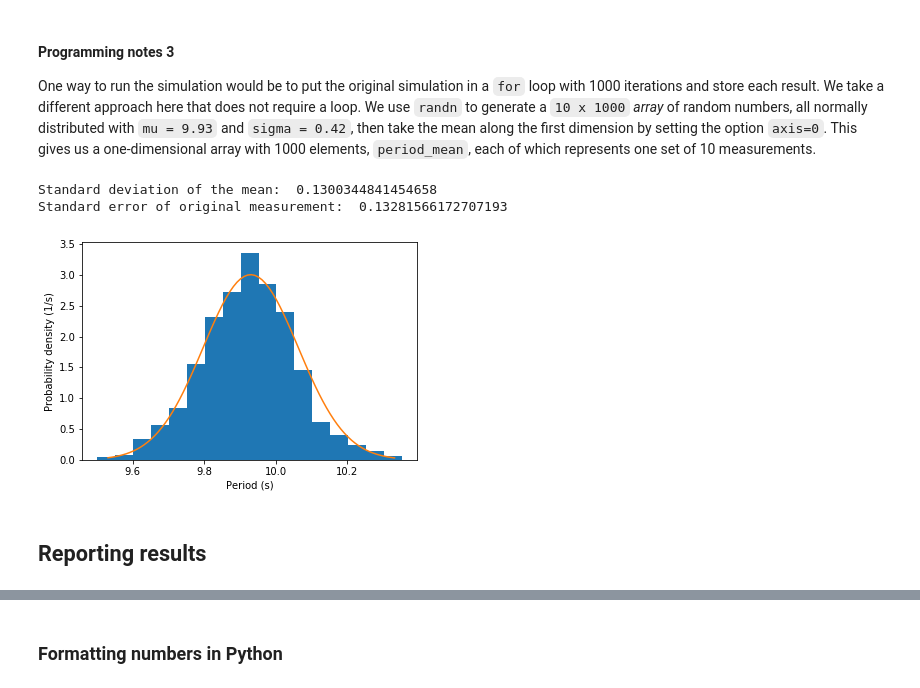
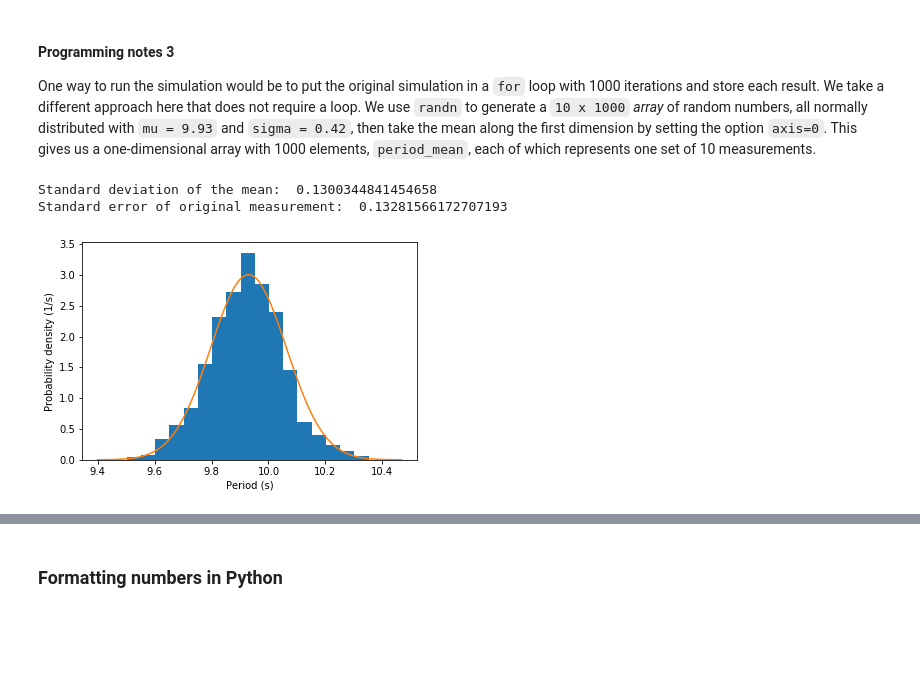
Before and after one commit to jsdodge/data-analysis-python, a Jupyter notebook: notebooks/2.0-Basic-statistics.ipynb, the cells around one changed output, grey strips where cells are left out. Cells and saved outputs as stored; diff of their text form; code cells hidden in the pictures; blank space fills up the shorter version.

```diff
--- a/notebooks/2.0-Basic-statistics.ipynb
+++ b/notebooks/2.0-Basic-statistics.ipynb
@@ -439,37 +440,37 @@ period_mean = np.mean(period_sim_array, axis=0)
 
 # Compute the standard deviation of the mean
 std_mean = np.std(period_mean, ddof=1)
 
 # Compute the standard error from the values in Table 2.1
 alpha = sigma/np.sqrt(10)
 
 # Set the bins to be 0.05 wide
 bin_width = 0.05
-edges = np.arange(np.amin(period_mean), np.amax(period_mean) + bin_width, bin_width)
+edges = np.arange(np.amin(period_mean),
+                  np.amax(period_mean) + bin_width, bin_width)
 
 # Make histogram
 plt.hist(period_mean, bins=edges, density=True)
 plt.xlabel('Period (s)')
 plt.ylabel('Probability density (1/s)');
 
 # Calculate the PDF N(xbar,alpha^2) at a dt = 0.01 spacing
 # and superpose on the histogram
 dt = 0.01
-tbar_min = mu-3*alpha
-tbar_max = mu+3*alpha
+tbar_min = mu-4*alpha
+tbar_max = mu+4*alpha
 t_bar_dist = np.arange(tbar_min, tbar_max + dt, dt)
-pdf_tbar = np.exp(-(t_bar_dist - mu)**2/(2*alpha**2))/np.sqrt(2*np.pi*alpha**2)
+pdf_tbar = (np.exp(-(t_bar_dist - mu)**2/(2*alpha**2))
+            /np.sqrt(2*np.pi*alpha**2))
 
 plt.plot(t_bar_dist, pdf_tbar)
 
 # Print the standard deviation of the N_rep = 1000 simulated measurements of
 # the mean and the standard error computed from the original measurement of
 # N_meas = 10 periods
 print('Standard deviation of the mean: ', std_mean)
 print('Standard error of original measurement: ', alpha)
 # %% [output]
 Standard deviation of the mean:  0.1300344841454658
 Standard error of original measurement:  0.13281566172707193
-[figure, old version]
+[figure, new version]
-# %% [markdown]
-## Reporting results
```
Also changed, not shown: parts of 13 cells of this notebook.
